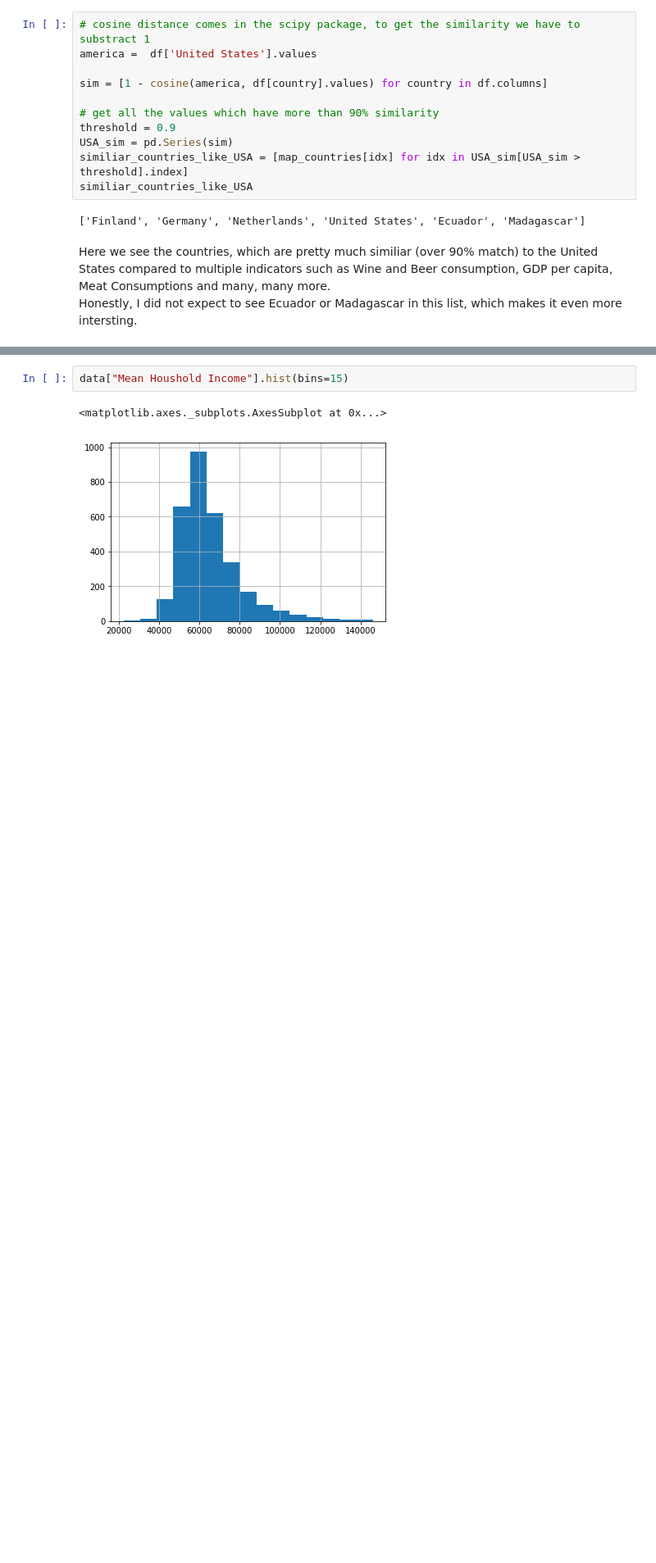
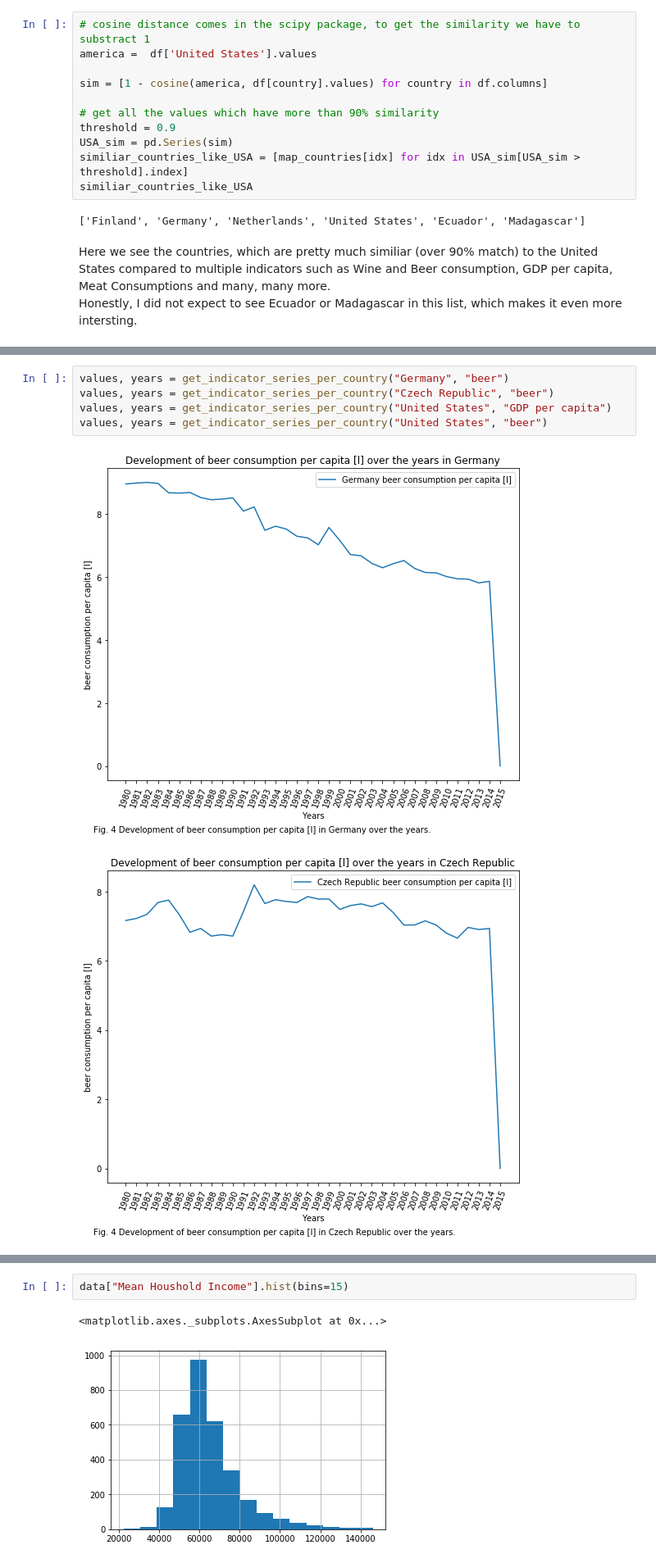
Before and after one commit to lenlehm/Opportunity-Insights, a Jupyter notebook: Countries Analysis.ipynb, the cells around one changed output, grey strips where cells are left out. Shown at 82% size. Cells and saved outputs as stored; diff of their text form; blank space fills up the shorter version.

```diff
--- a/Countries Analysis.ipynb
+++ b/Countries Analysis.ipynb
@@ -810,0 +817,8 @@ Honestly, I did not expect to see Ecuador or Madagascar in this list, which make
+# %%
+values, years = get_indicator_series_per_country("Germany", "beer")
+values, years = get_indicator_series_per_country("Czech Republic", "beer")
+values, years = get_indicator_series_per_country("United States", "GDP per capita")
+values, years = get_indicator_series_per_country("United States", "beer")
+# %% [output]
+[figure, added]
+[figure, added]
```
Also changed, not shown: parts of 10 cells of this notebook.
